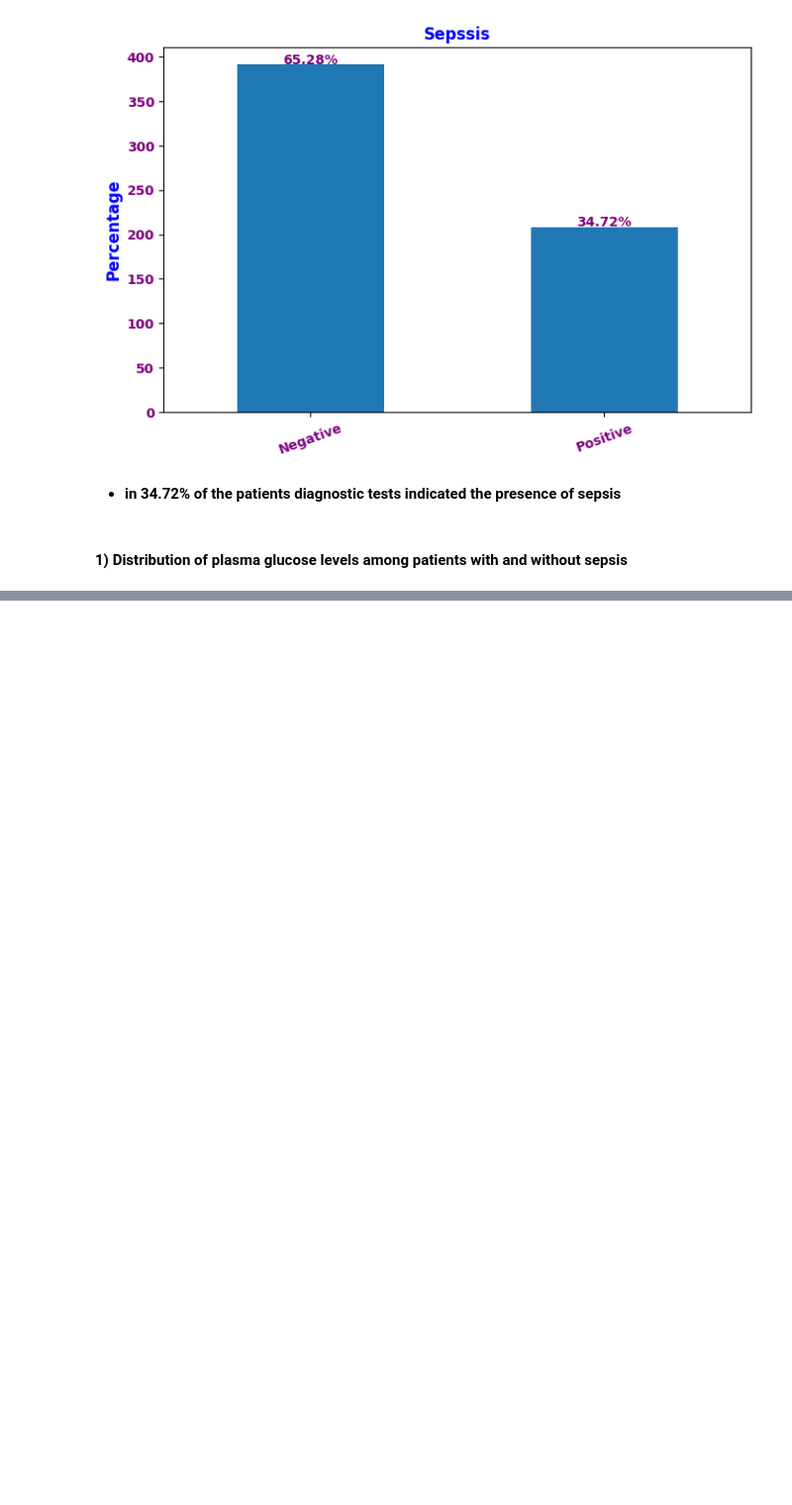
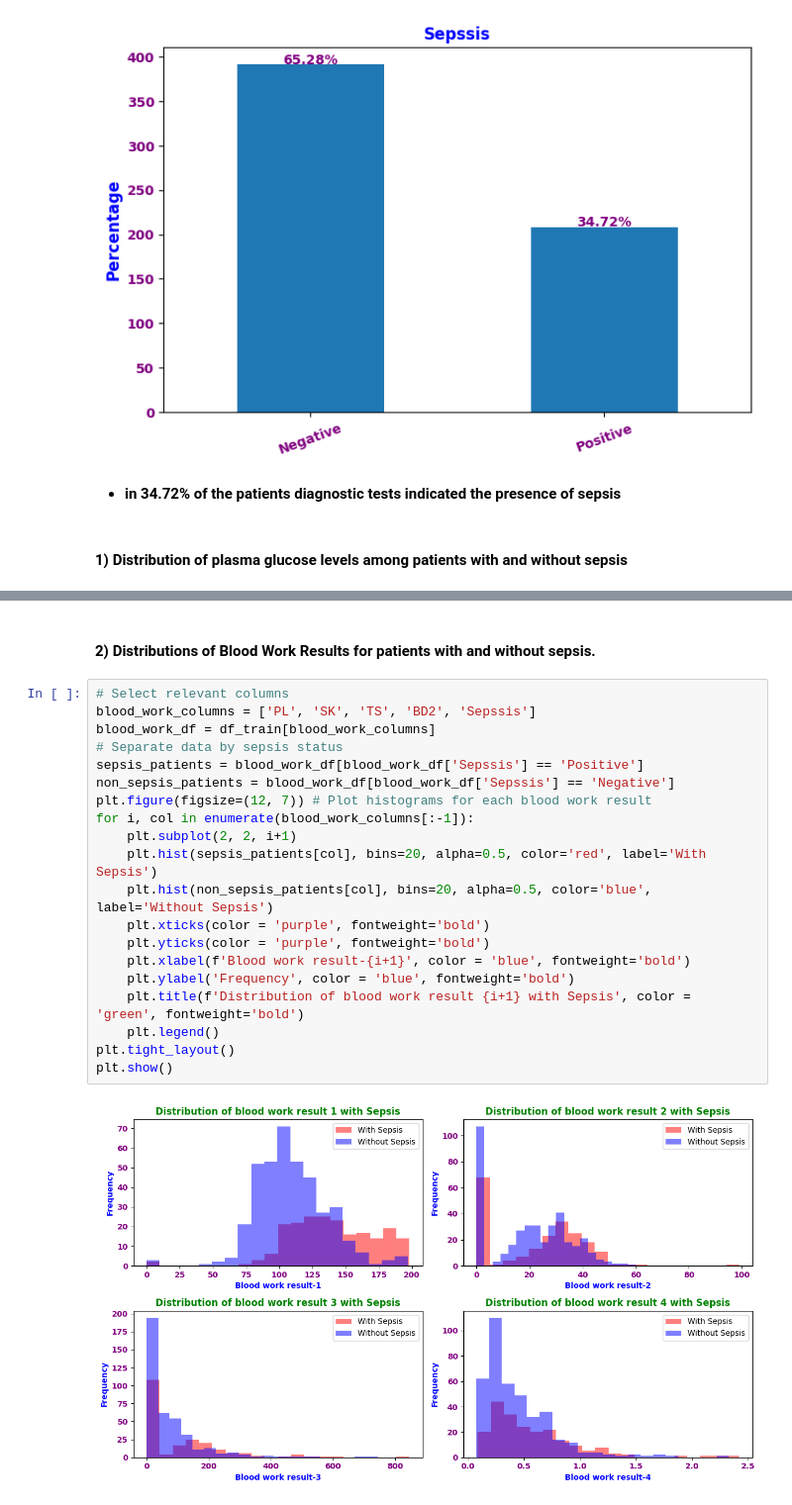
Before and after one commit to tirusew-7/Sepsis-Prediction-API-with-FastAPI, a Jupyter notebook: dev/Sepsis-model.ipynb, the cells around one changed output, grey strips where cells are left out. Shown: that part at 99% size. Saved outputs shown, nothing was run; the diff lists cells and outputs as text; blank space fills up the shorter version.

```diff
--- a/dev/Sepsis-model.ipynb
+++ b/dev/Sepsis-model.ipynb
@@ -187,0 +222,24 @@ ValueError: 'lightred' is not a valid color value.
+# %% [markdown]
+#### **2) Distributions of Blood Work Results for patients with and without sepsis.**
+# %%
+# Select relevant columns
+blood_work_columns = ['PL', 'SK', 'TS', 'BD2', 'Sepssis']
+blood_work_df = df_train[blood_work_columns]
+# Separate data by sepsis status
+sepsis_patients = blood_work_df[blood_work_df['Sepssis'] == 'Positive']
+non_sepsis_patients = blood_work_df[blood_work_df['Sepssis'] == 'Negative']
+plt.figure(figsize=(12, 7)) # Plot histograms for each blood work result
+for i, col in enumerate(blood_work_columns[:-1]):
+    plt.subplot(2, 2, i+1)
+    plt.hist(sepsis_patients[col], bins=20, alpha=0.5, color='red', label='With Sepsis')
+    plt.hist(non_sepsis_patients[col], bins=20, alpha=0.5, color='blue', label='Without Sepsis')
+    plt.xticks(color = 'purple', fontweight='bold')
+    plt.yticks(color = 'purple', fontweight='bold')
+    plt.xlabel(f'Blood work result-{i+1}', color = 'blue', fontweight='bold')
+    plt.ylabel('Frequency', color = 'blue', fontweight='bold')
+    plt.title(f'Distribution of blood work result {i+1} with Sepsis', color = 'green', fontweight='bold')
+    plt.legend()
+plt.tight_layout()
+plt.show()
+# %% [output]
+[figure, added]
```
Also changed, not shown: parts of 24 cells of this notebook.
